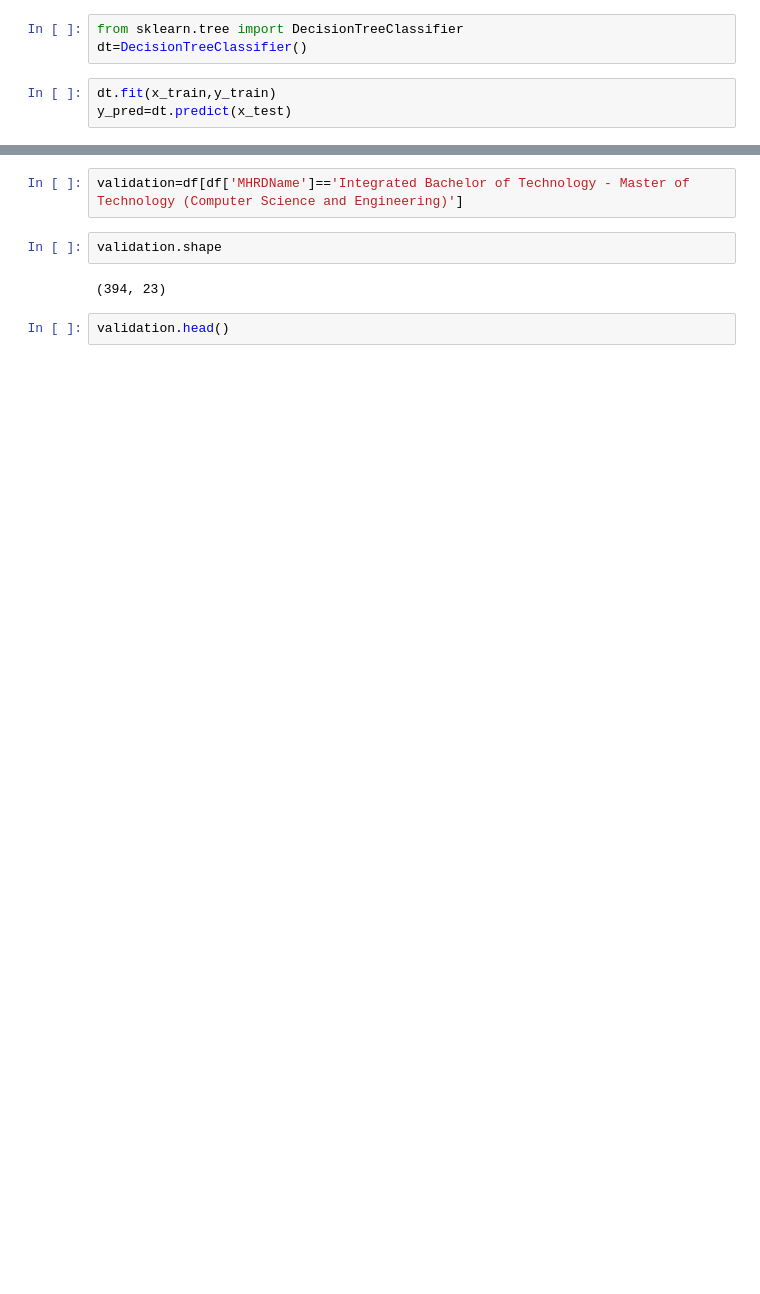
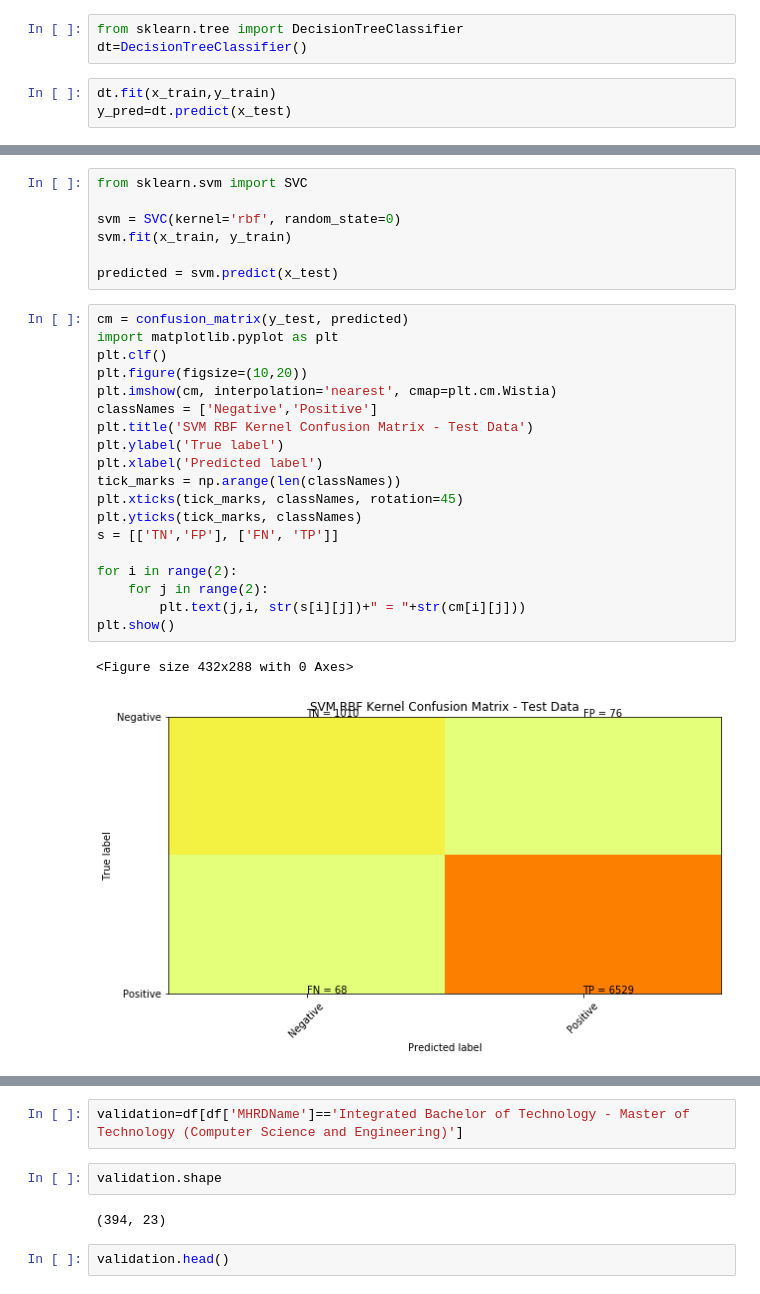
Before and after one commit to ChandrashekharRdy/ML-Project, a Jupyter notebook: ML Project/ML Project.ipynb, the cells around one changed output, grey strips where cells are left out. Cells and saved outputs as stored; diff of their text form; blank space fills up the shorter version.

```diff
--- a/ML Project/ML Project.ipynb
+++ b/ML Project/ML Project.ipynb
@@ -374,0 +436,29 @@ array([[1009,  125],
+# %%
+from sklearn.svm import SVC
+
+svm = SVC(kernel='rbf', random_state=0)
+svm.fit(x_train, y_train)
+
+predicted = svm.predict(x_test)
+# %%
+cm = confusion_matrix(y_test, predicted)
+import matplotlib.pyplot as plt
+plt.clf()
+plt.figure(figsize=(10,20))
+plt.imshow(cm, interpolation='nearest', cmap=plt.cm.Wistia)
+classNames = ['Negative','Positive']
+plt.title('SVM RBF Kernel Confusion Matrix - Test Data')
+plt.ylabel('True label')
+plt.xlabel('Predicted label')
+tick_marks = np.arange(len(classNames))
+plt.xticks(tick_marks, classNames, rotation=45)
+plt.yticks(tick_marks, classNames)
+s = [['TN','FP'], ['FN', 'TP']]
+
+for i in range(2):
+    for j in range(2):
+        plt.text(j,i, str(s[i][j])+" = "+str(cm[i][j]))
+plt.show()
+# %% [output]
+<Figure size 432x288 with 0 Axes>
+[figure, added]
```
Also changed, not shown: parts of 12 cells of this notebook.
